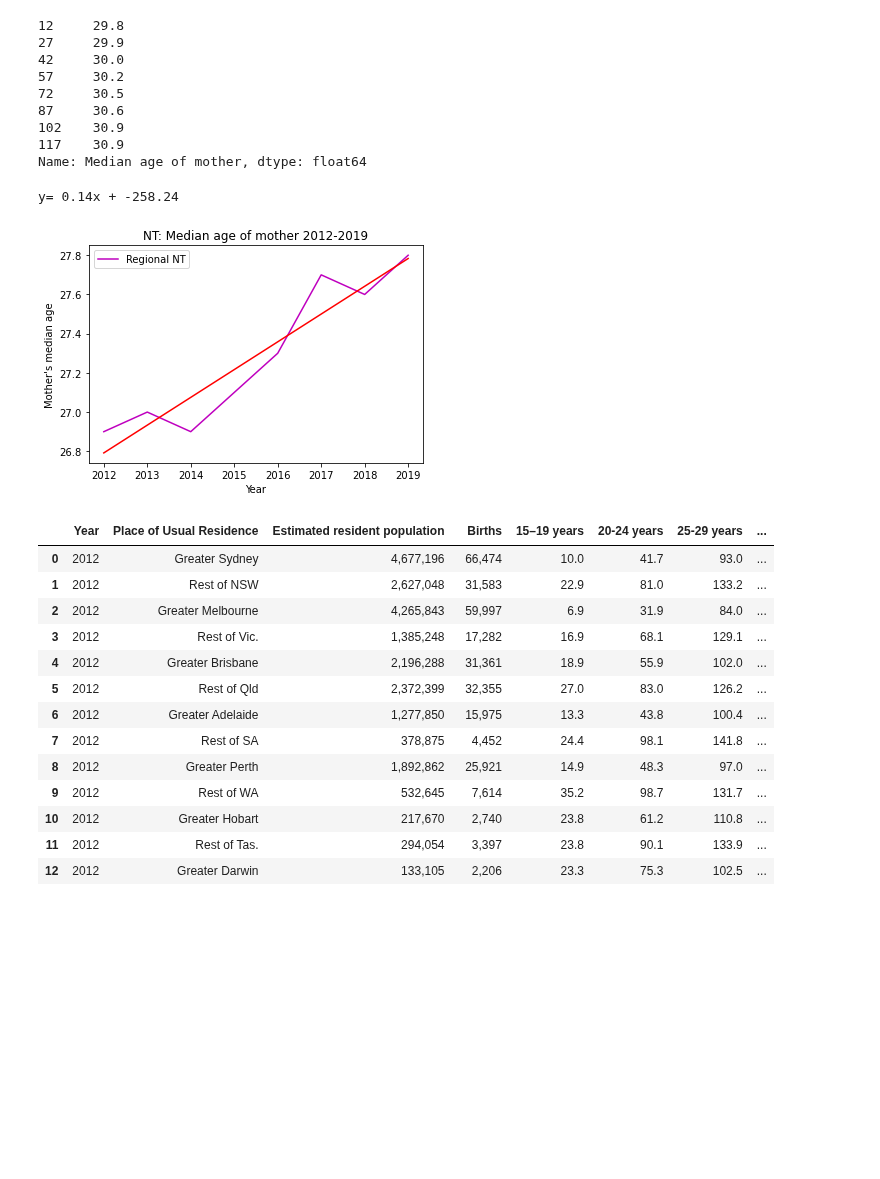
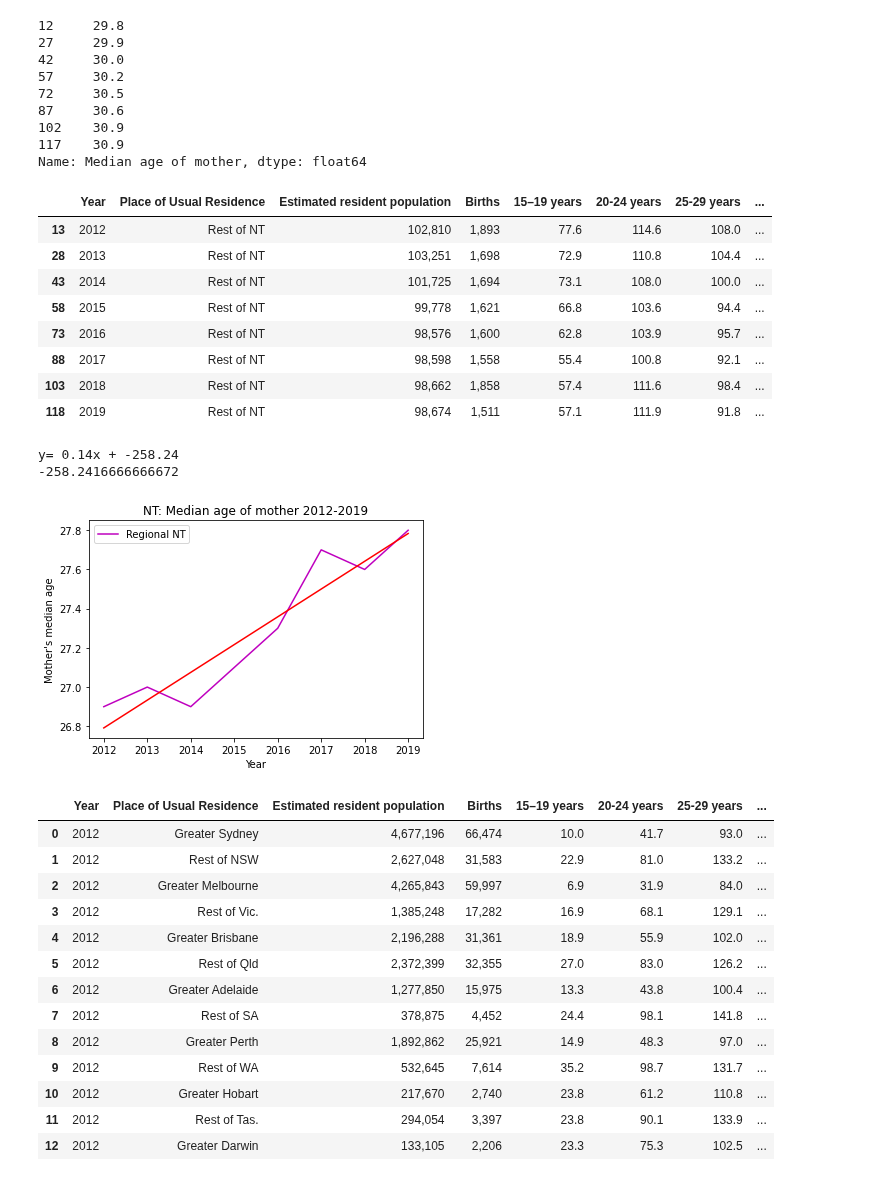
Before and after one commit to NathanJPotter/Team-Project-1, a Jupyter notebook: Project 1.ipynb, the cells around one changed output. Cells and saved outputs as stored; diff of their text form; code cells hidden in the pictures; blank space fills up the shorter version.

```diff
--- a/Project 1.ipynb
+++ b/Project 1.ipynb
@@ -490,23 +490,36 @@ birth_data_darwin_df.iloc[:,12]
 102    30.9
 117    30.9
 Name: Median age of mother, dtype: float64
+# %%
+birth_data_nt_df
+# %% [output]
+|  | Year | Place of Usual Residence | Estimated resident population | Births | 15–19 years | 20-24 years | 25-29 years | ... |
+| 13 | 2012 | Rest of NT | 102,810 | 1,893 | 77.6 | 114.6 | 108.0 | ... |
+| 28 | 2013 | Rest of NT | 103,251 | 1,698 | 72.9 | 110.8 | 104.4 | ... |
+| 43 | 2014 | Rest of NT | 101,725 | 1,694 | 73.1 | 108.0 | 100.0 | ... |
+| 58 | 2015 | Rest of NT | 99,778 | 1,621 | 66.8 | 103.6 | 94.4 | ... |
+| 73 | 2016 | Rest of NT | 98,576 | 1,600 | 62.8 | 103.9 | 95.7 | ... |
+| 88 | 2017 | Rest of NT | 98,598 | 1,558 | 55.4 | 100.8 | 92.1 | ... |
+| 103 | 2018 | Rest of NT | 98,662 | 1,858 | 57.4 | 111.6 | 98.4 | ... |
+| 118 | 2019 | Rest of NT | 98,674 | 1,511 | 57.1 | 111.9 | 91.8 | ... |
 # %%
 # Linear regression model (line equation) for median age of mother and year
 
 nt_xaxis = birth_data_nt_df.iloc[:,0]
 nt_yaxis = birth_data_nt_df.iloc[:,12]
 nt_r_value = st.pearsonr(nt_xaxis, nt_yaxis)
+# print(nt_r_value[0])
 
-(slope, intercept, rvalue, pvalue, stderr) = st.linregress(nt_xaxis, nt_yaxis)
+(nt_slope, nt_intercept, nt_rvalue, nt_pvalue, nt_stderr) = st.linregress(nt_xaxis, nt_yaxis)
 
-nt_line_eq = "y= " + str(round(slope,2)) + "x + " + str(round(intercept,2))
+nt_line_eq = "y= " + str(round(nt_slope,2)) + "x + " + str(round(nt_intercept,2))
 print(nt_line_eq)
-
-darwin_regress_values = (slope * darwin_xaxis) + intercept
+print(nt_intercept)
+nt_regress_values = (nt_slope * nt_xaxis) + nt_intercept
 
 # plt.plot(birth_data_darwin_df["Year"], birth_data_darwin_df["Median age of mother"], color = 'g', label = "Greater Darwin")
 plt.plot(birth_data_nt_df["Year"], birth_data_nt_df["Median age of mother"], color = 'm', label = "Regional NT")
-plt.plot(darwin_xaxis, darwin_regress_values,"r-")
+plt.plot(nt_xaxis, nt_regress_values,"r-")
 plt.title("NT: Median age of mother 2012-2019")
 plt.xlabel("Year")
 plt.ylabel("Mother's median age")
@@ -514,6 +527,7 @@ plt.legend()
 plt.show()
 # %% [output]
 y= 0.14x + -258.24
+-258.2416666666672
 [figure]
 # %%
 birth_data_df.head(15)
```
